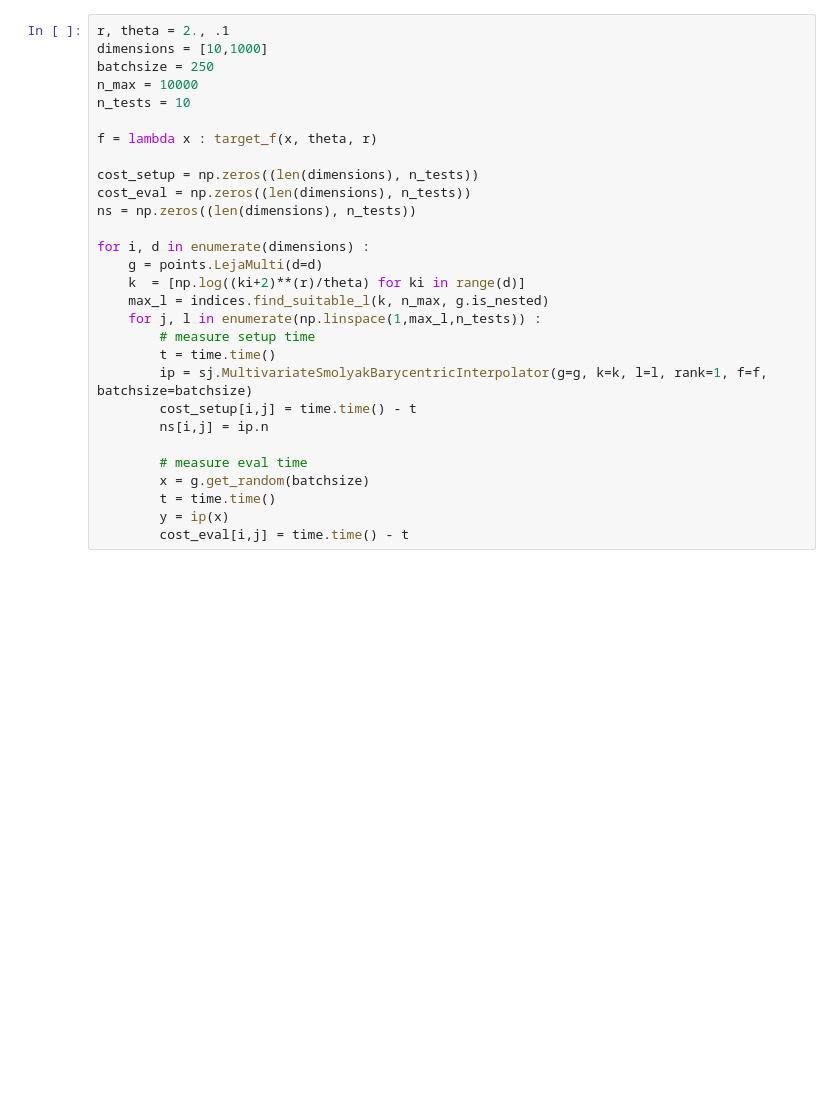
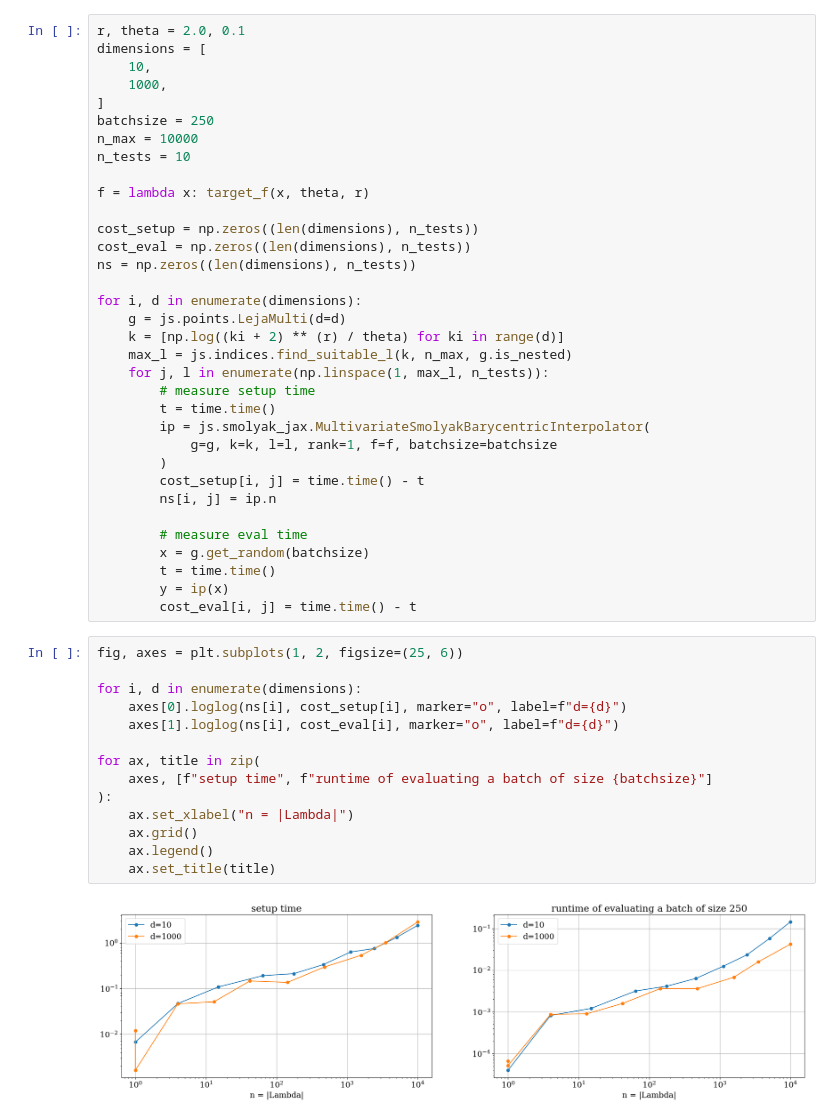
Before and after one commit to JoWestermann/smolyax, a Jupyter notebook: notebooks/smolyak_runtime.ipynb, the cells around one changed output. Cells and saved outputs as stored; diff of their text form; blank space fills up the shorter version.

```diff
--- a/notebooks/smolyak_runtime.ipynb
+++ b/notebooks/smolyak_runtime.ipynb
@@ -18,29 +53,50 @@ def target_f(x, theta, r) :
 # %%
-r, theta = 2., .1
-dimensions = [10,1000]
+r, theta = 2.0, 0.1
+dimensions = [
+    10,
+    1000,
+]
 batchsize = 250
 n_max = 10000
 n_tests = 10
 
-f = lambda x : target_f(x, theta, r)
+f = lambda x: target_f(x, theta, r)
 
 cost_setup = np.zeros((len(dimensions), n_tests))
 cost_eval = np.zeros((len(dimensions), n_tests))
 ns = np.zeros((len(dimensions), n_tests))
 
-for i, d in enumerate(dimensions) :
-    g = points.LejaMulti(d=d)
-    k  = [np.log((ki+2)**(r)/theta) for ki in range(d)]
-    max_l = indices.find_suitable_l(k, n_max, g.is_nested)
-    for j, l in enumerate(np.linspace(1,max_l,n_tests)) :
+for i, d in enumerate(dimensions):
+    g = js.points.LejaMulti(d=d)
+    k = [np.log((ki + 2) ** (r) / theta) for ki in range(d)]
+    max_l = js.indices.find_suitable_l(k, n_max, g.is_nested)
+    for j, l in enumerate(np.linspace(1, max_l, n_tests)):
         # measure setup time
         t = time.time()
-        ip = sj.MultivariateSmolyakBarycentricInterpolator(g=g, k=k, l=l, rank=1, f=f, batchsize=batchsize)
-        cost_setup[i,j] = time.time() - t
-        ns[i,j] = ip.n
+        ip = js.smolyak_jax.MultivariateSmolyakBarycentricInterpolator(
+            g=g, k=k, l=l, rank=1, f=f, batchsize=batchsize
+        )
+        cost_setup[i, j] = time.time() - t
+        ns[i, j] = ip.n
 
         # measure eval time
         x = g.get_random(batchsize)
         t = time.time()
         y = ip(x)
-        cost_eval[i,j] = time.time() - t
+        cost_eval[i, j] = time.time() - t
+# %%
+fig, axes = plt.subplots(1, 2, figsize=(25, 6))
+
+for i, d in enumerate(dimensions):
+    axes[0].loglog(ns[i], cost_setup[i], marker="o", label=f"d={d}")
+    axes[1].loglog(ns[i], cost_eval[i], marker="o", label=f"d={d}")
+
+for ax, title in zip(
+    axes, [f"setup time", f"runtime of evaluating a batch of size {batchsize}"]
+):
+    ax.set_xlabel("n = |Lambda|")
+    ax.grid()
+    ax.legend()
+    ax.set_title(title)
+# %% [output]
+[figure, added]
```
Also changed, not shown: parts of 5 cells of this notebook, 38 other files.
